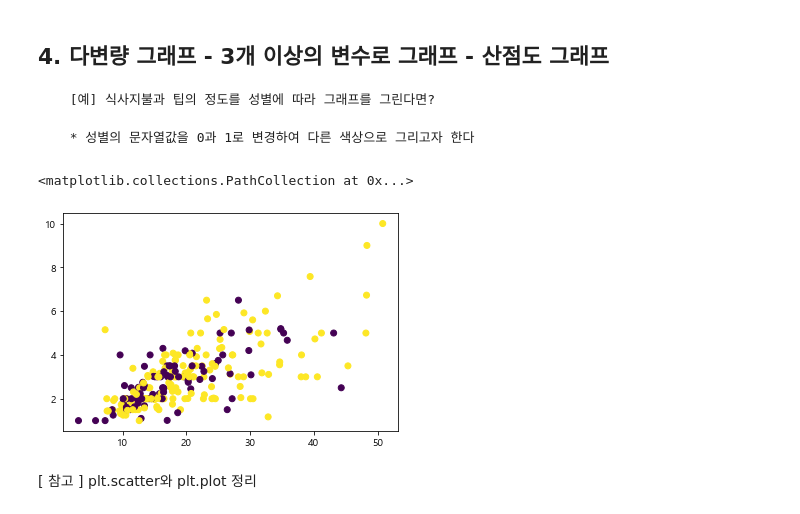
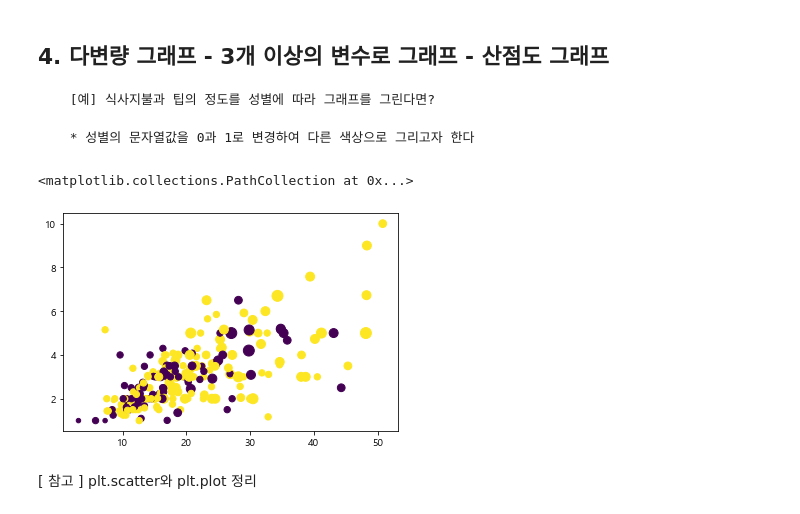
Before and after one commit to 201411096/kosmo_PythonBasic, a Jupyter notebook: eAnalysis/03_matplotlib_class/Ex05_그래프종류.ipynb, the cells around one changed output. Drawn from its saved outputs; the diff is of its cells as text; code cells hidden in the pictures.

```diff
--- a/eAnalysis/03_matplotlib_class/Ex05_그래프종류.ipynb
+++ b/eAnalysis/03_matplotlib_class/Ex05_그래프종류.ipynb
@@ -91,22 +91,23 @@ plt.boxplot([female, male], labels=['여자', '남자']);
 # %%
 # (1) 성별을 0과 1로 변환하는 함수 선언
 def gender(sex):
     if sex=='Female': return 0
     else : return 1
 
 
 # (2) 변경한 성별값의 변수(컬럼 sex_color) 추가
 tips['sex_color']=tips['sex'].apply(gender)
 #tips
 
-# (3) 그래프 : x와 y 축, c=점의 색상, alpha=점의 투명도, s=점의 크기
+# (3) 그래프 : x와 y 축, c=점의 색상, alpha=점의 투명도, s=점의 크기(S)
 #    테이블당의 인원수를 점의 크기로 표현한다면 s=tips['size']*10 추가
 plt.scatter(x=tips['total_bill'],
             y=tips['tip'],
-            c=tips['sex_color']
+            c=tips['sex_color'],
+            s=tips['size']*20
            )
 # %% [output]
 <matplotlib.collections.PathCollection at 0x...>
-[figure, old version]
+[figure, new version]
 # %% [markdown]
 [ 참고 ]  plt.scatter와 plt.plot 정리
```
Also changed, not shown: 4 other files.
